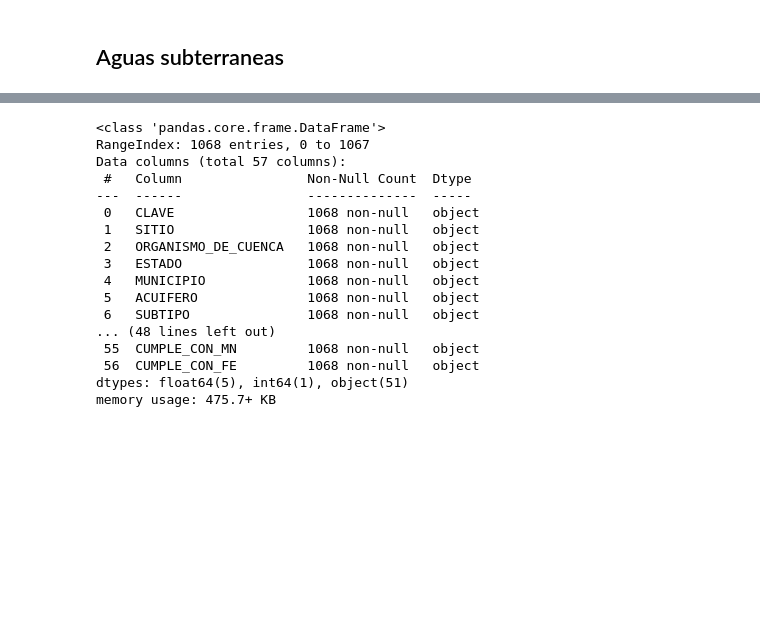
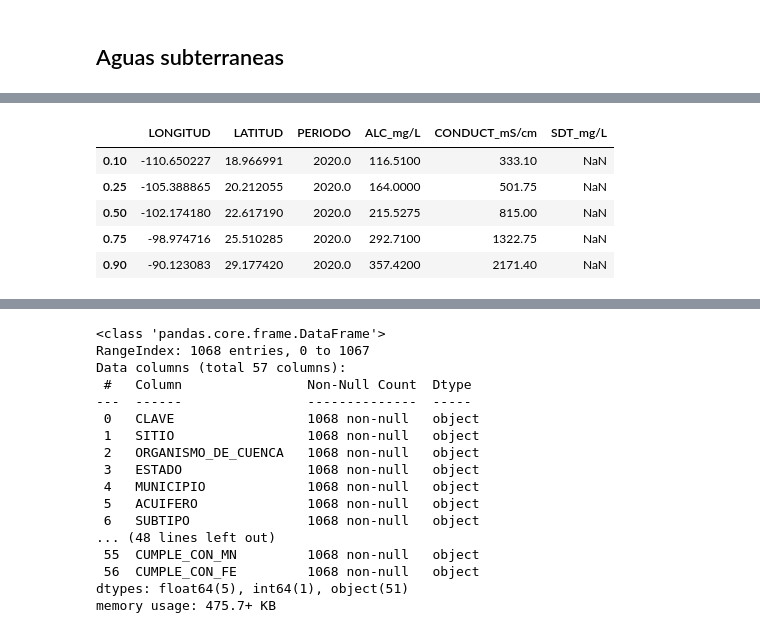
Before and after one commit to PosgradoMNA/actividades-del-projecto-equipo70, a Jupyter notebook: RetoFinal/Entrega1/Reto_Entrega1_Limpieza_análisis_visualización_kmeans.ipynb, the cells around one changed output, grey strips where cells are left out. Drawn from its saved outputs; the diff is of its cells as text; code cells hidden in the pictures; blank space fills up the shorter version.

```diff
--- a/RetoFinal/Entrega1/Reto_Entrega1_Limpieza_análisis_visualización_kmeans.ipynb
+++ b/RetoFinal/Entrega1/Reto_Entrega1_Limpieza_análisis_visualización_kmeans.ipynb
@@ -92,0 +131,10 @@ df_sub
+# %%
+# Obtenemos los Deciles, Percentiles y Cuantiles de las variables numéricas
+df_sub.quantile([.10, .25, .50, .75, .90])
+# %% [output]
+|  | LONGITUD | LATITUD | PERIODO | ALC_mg/L | CONDUCT_mS/cm | SDT_mg/L |
+| 0.10 | -110.650227 | 18.966991 | 2020.0 | 116.5100 | 333.10 | NaN |
+| 0.25 | -105.388865 | 20.212055 | 2020.0 | 164.0000 | 501.75 | NaN |
+| 0.50 | -102.174180 | 22.617190 | 2020.0 | 215.5275 | 815.00 | NaN |
+| 0.75 | -98.974716 | 25.510285 | 2020.0 | 292.7100 | 1322.75 | NaN |
+| 0.90 | -90.123083 | 29.177420 | 2020.0 | 357.4200 | 2171.40 | NaN |
```
Also changed, not shown: parts of 20 cells of this notebook.
